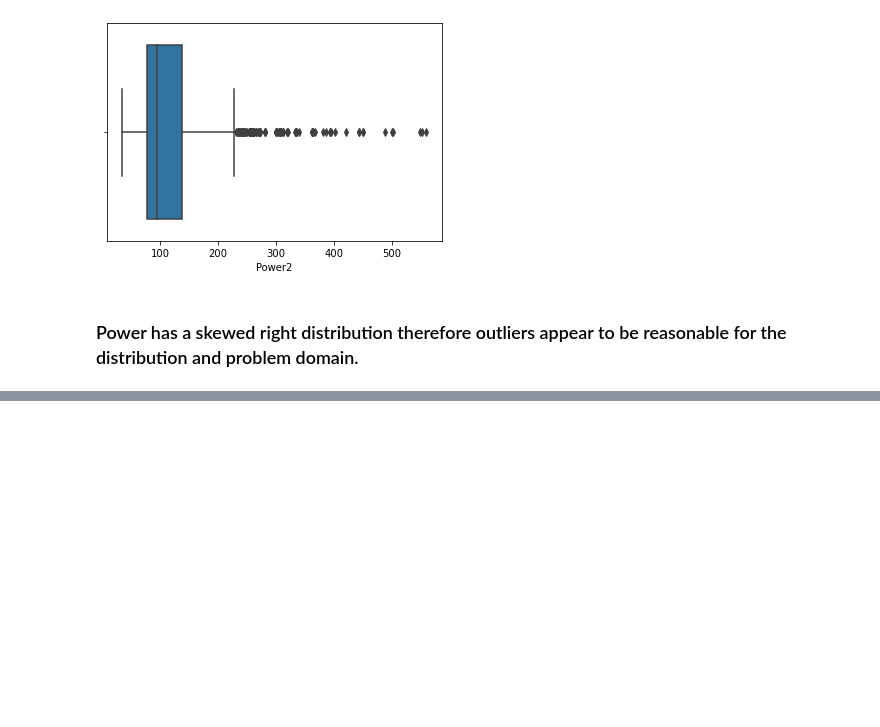
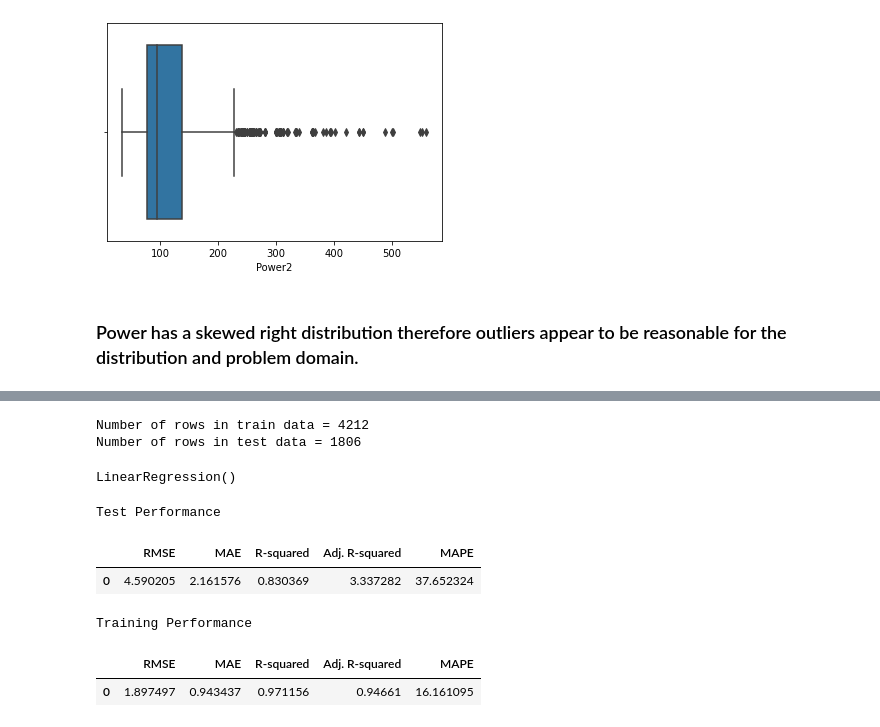
Before and after one commit to kwajpaige/UTAGL_SupervisedLearningLinear, a Jupyter notebook: PaigeSingleton_SupervisedLearningRegression_June2022.ipynb, the cells around one changed output, grey strips where cells are left out. Drawn from its saved outputs; the diff is of its cells as text; code cells hidden in the pictures; blank space fills up the shorter version.

```diff
--- a/PaigeSingleton_SupervisedLearningRegression_June2022.ipynb
+++ b/PaigeSingleton_SupervisedLearningRegression_June2022.ipynb
@@ -1177,0 +1161,12 @@ sns.boxplot(data=cars2, x='Power2')
+# %%
+#Split data into 70% train and 30%  test
+from sklearn.model_selection import train_test_split
+
+x_train, x_test, y_train, y_test = train_test_split(X, y, test_size=0.3, random_state=1)
+# %%
+# Verify the number of rows for training and testing datasets
+print("Number of rows in train data =", x_train.shape[0])
+print("Number of rows in test data =", x_test.shape[0])
+# %% [output]
+Number of rows in train data = 4212
+Number of rows in test data = 1806
@@ -1177,0 +1179,5 @@ sns.boxplot(data=cars2, x='Power2')
+# %%
+lin_reg_model = LinearRegression()
+lin_reg_model.fit(x_train, y_train)
+# %% [output]
+LinearRegression()
@@ -1177,0 +1231,18 @@ sns.boxplot(data=cars2, x='Power2')
+# %%
+# Checking model performance on test set (using code from Anime notebook)
+print("Test Performance\n")
+lin_reg_model_test_perf = model_performance_regression(lin_reg_model, x_test, y_test)
+lin_reg_model_test_perf
+# %% [output]
+Test Performance
+|  | RMSE | MAE | R-squared | Adj. R-squared | MAPE |
+| 0 | 4.590205 | 2.161576 | 0.830369 | 3.337282 | 37.652324 |
+# %%
+# Checking model performance on train set (using code from Anime notebook)
+print("Training Performance\n")
+lin_reg_model_train_perf = model_performance_regression(lin_reg_model, x_train, y_train)
+lin_reg_model_train_perf
+# %% [output]
+Training Performance
+|  | RMSE | MAE | R-squared | Adj. R-squared | MAPE |
+| 0 | 1.897497 | 0.943437 | 0.971156 | 0.94661 | 16.161095 |
```
Also changed, not shown: parts of 12 cells of this notebook.
